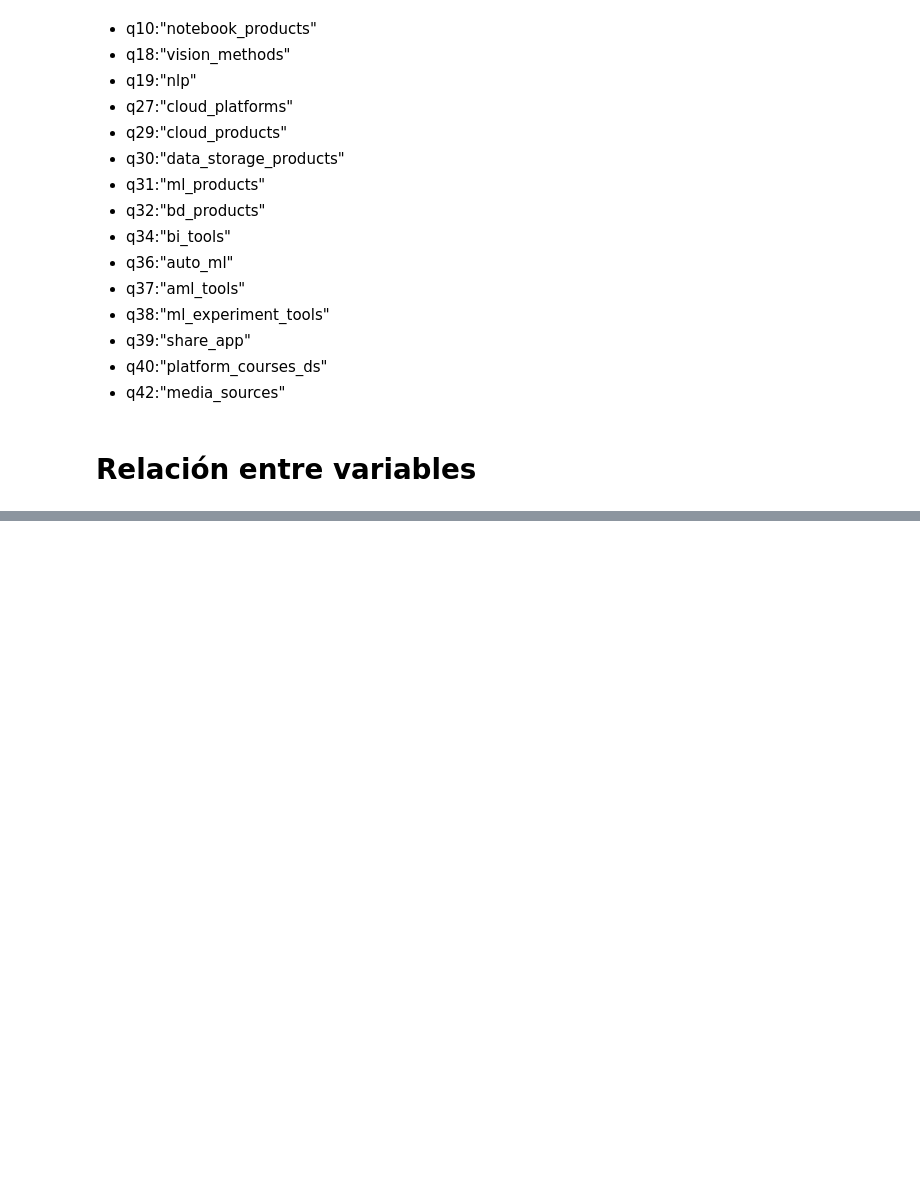
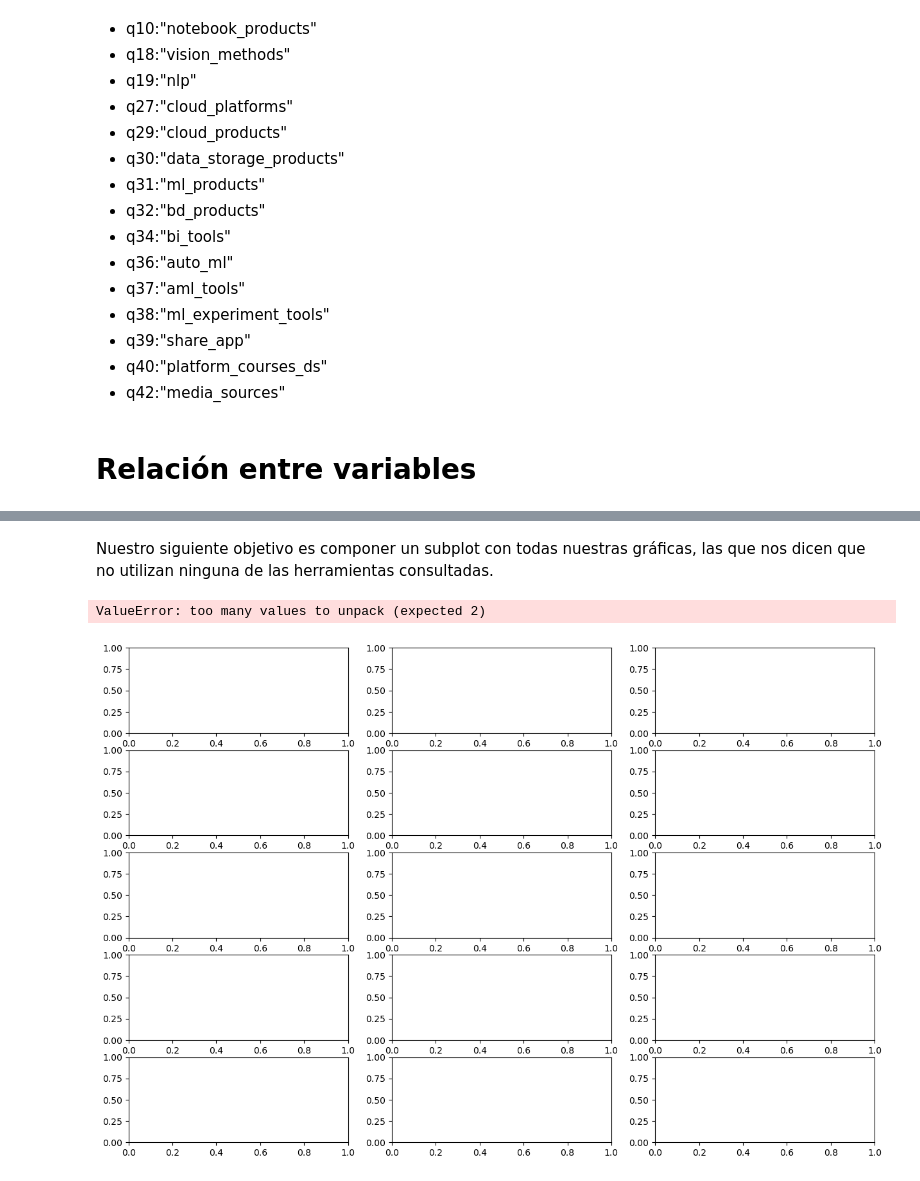
Before and after one commit to Adalab/project-DA-promo-b-modulo-2-team-2, a Jupyter notebook: HU3_visualización_herramientas.ipynb, the cells around one changed output, grey strips where cells are left out. Saved outputs shown, nothing was run; the diff lists cells and outputs as text; code cells hidden in the pictures; blank space fills up the shorter version.

```diff
--- a/HU3_visualización_herramientas.ipynb
+++ b/HU3_visualización_herramientas.ipynb
@@ -1113,0 +1147,9 @@ df['q9'][102]
+# %% [markdown]
+Nuestro siguiente objetivo es componer un subplot con todas nuestras gráficas, las que nos dicen que no utilizan ninguna de las herramientas consultadas.
+# %%
+lista_df = ["df_q10","df_q18","df_q19","df_q27", "df_q29", "df_q30", "df_q31", "df_q32", "df_q34", "df_q36", "df_q37", "df_q38", "df_q39", "df_q40", "df_q42"]
+# %%
+df_none = {"q10":"notebook_products","q18":"vision_methods", "q19":"nlp", "q27":"cloud_platforms",
+"q29":"cloud_products", "q30":"data_storage_products", "q31":"ml_products", "q32":"bd_products",
+"q34":"bi_tools", "q36":"auto_ml", "q37":"aml_tools", "q38":"ml_experiment_tools", "q39":"share_app",
+"q40":"platform_courses_ds", "q42":"media_sources"}
@@ -1113,0 +1158,13 @@ df['q9'][102]
+# %%
+fig, axes = plt.subplots(nrows=5, ncols = 3, figsize = (15, 10))
+axes = axes.flat
+
+
+for i, col in enumerate(lista_df):
+    for k, v in df_none:
+        sns.barplot(data = col, x = "count", y = k, ax = axes[i])
+        axes[i].tick_params(axis='x', rotation=90)
+        axes[i].set_title(col)
+# %% [output]
+ValueError: too many values to unpack (expected 2)
+[figure, added]
```
Also changed, not shown: parts of 14 cells of this notebook, 4 other files.
